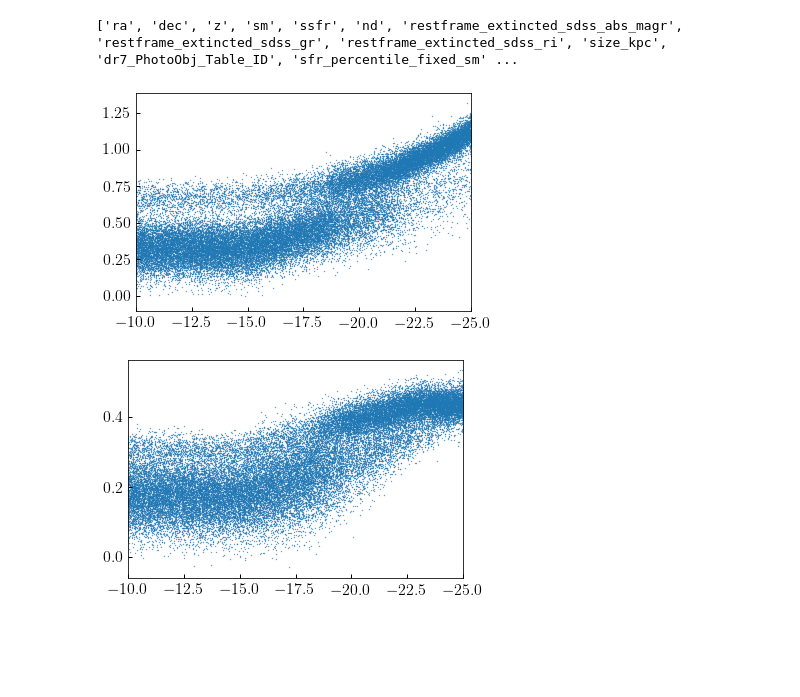
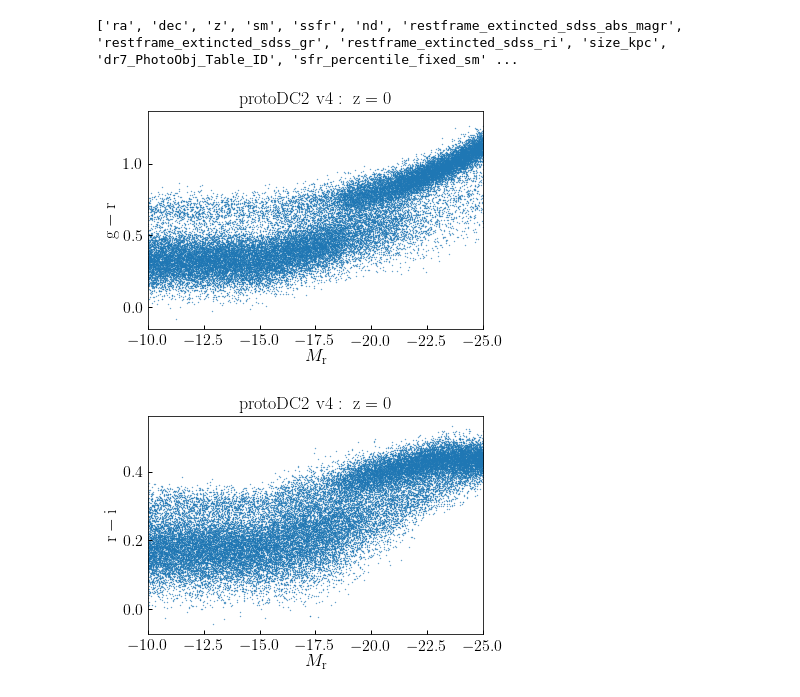
Before and after one commit to LSSTDESC/cosmodc2, a Jupyter notebook: notebooks/gr_ri_dev.ipynb, the cells around one changed output. Cells and saved outputs as stored; diff of their text form; code cells hidden in the pictures; blank space fills up the shorter version.

Commit message:
Refined API to support z-dependent colors. Updated plots with better labels

```diff
--- a/notebooks/gr_ri_dev.ipynb
+++ b/notebooks/gr_ri_dev.ipynb
@@ -18,25 +18,39 @@ __=reload(analytical_colors)
 # mock['gr'] = analytical_colors.g_minus_r(mock['Mr'])
 # mock['ri'] = analytical_colors.r_minus_i(mock['Mr'])
 mock['sfr_percentile'] = np.random.rand(len(mock))
-gr, ri = analytical_colors.gr_ri_monte_carlo(mock['Mr'], mock['sfr_percentile'])
+mock['redshift'] = 0.0
+gr, ri = analytical_colors.gr_ri_monte_carlo(
+    mock['Mr'], mock['sfr_percentile'], mock['redshift'])
 mock['gr'] = gr
 mock['ri'] = ri
 # %%
 fig, ax = plt.subplots(1, 1)
 
 __=ax.scatter(mock['Mr'][::20], mock['gr'][::20], s=0.1)
 
 xlim = ax.set_xlim(-10, -25)
+xlabel = ax.set_xlabel(r'$M_{\rm r}$')
+ylabel = ax.set_ylabel(r'${\rm g - r}$')
+title = ax.set_title(r'${\rm protoDC2\ v4:\ z = 0}$')
+figname = 'gr_vs_magr_z0_pdc2v4.pdf'
+fig.savefig(figname, bbox_extra_artists=[xlabel], bbox_inches='tight')
 # %% [output]
-[figure, old version]
+[figure, new version]
 # %%
 fig, ax = plt.subplots(1, 1)
 
 __=ax.scatter(mock['Mr'][::20], mock['ri'][::20], s=0.1)
 
 xlim = ax.set_xlim(-10, -25)
+
+xlabel = ax.set_xlabel(r'$M_{\rm r}$')
+ylabel = ax.set_ylabel(r'${\rm r - i}$')
+title = ax.set_title(r'${\rm protoDC2\ v4:\ z=0}$')
+
+figname = 'ri_vs_magr_z0_pdc2v4.pdf'
+fig.savefig(figname, bbox_extra_artists=[xlabel], bbox_inches='tight')
 # %% [output]
-[figure, old version]
+[figure, new version]
 # %%
 npts = int(1e6)
 
```
Also changed, not shown: parts of 8 cells of this notebook, 1 other file.
